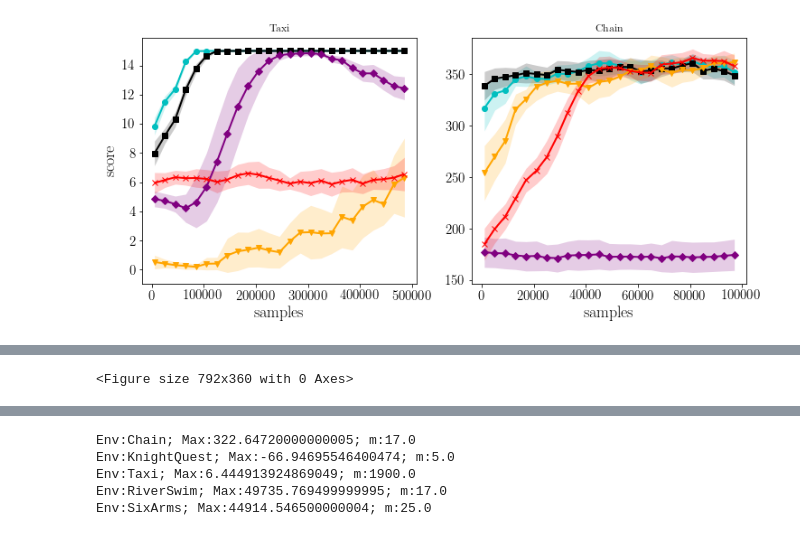
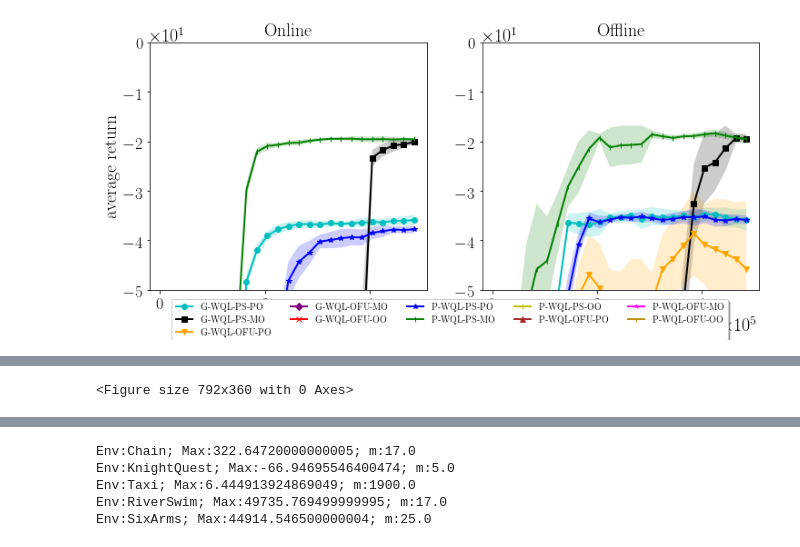
Before and after one commit to albertometelli/weightedDQN, a Jupyter notebook: q_learning/notebook.ipynb, the cells around one changed output, grey strips where cells are left out. Cells and saved outputs as stored; diff of their text form; code cells hidden in the pictures.

```diff
--- a/q_learning/notebook.ipynb
+++ b/q_learning/notebook.ipynb
@@ -17,8 +17,8 @@ plt.rc('font', family='serif')
 plt.rc('text', usetex=True)
 
 LEGEND_FONT_SIZE = 12
-AXIS_FONT_SIZE = 18
-TICKS_FONT_SIZE = 15
+AXIS_FONT_SIZE = 20
+TICKS_FONT_SIZE = 18
 
 figs = []
 %matplotlib inline
@@ -104,11 +104,15 @@ def plot_ci(xs, ys, conf, n, xlabel=None, ylabel=None, label=None, ax=None, **kw
         ax.set_xlabel(xlabel, fontsize=AXIS_FONT_SIZE)
     if ylabel is not None:
         ax.set_ylabel(ylabel, fontsize=AXIS_FONT_SIZE)
+    ax.ticklabel_format(style='sci',scilimits=(0,0))
+    ax.xaxis.offsetText.set_fontsize(TICKS_FONT_SIZE+2)
+    ax.yaxis.offsetText.set_fontsize(TICKS_FONT_SIZE+2)
     ax.tick_params(labelsize=TICKS_FONT_SIZE)
+
     return ax
 # %%
-environments = ['Taxi','Chain','RiverSwim','SixArms']
-algorithms = ['particle-ql','gaussian-ql','boot-ql','ql','delayed-ql']
+environments = ['Gridworld']#'Taxi','Chain','RiverSwim','SixArms','Loop','KnightQuest''SixArms','RiverSwim','Chain'
+algorithms = ['particle-ql','gaussian-ql','boot-ql','ql','delayed-ql','mbie']
 policies = [['weighted','ucb'],['weighted-gaussian','ucb'],['boot','weighted'],['eps-greedy', 'boltzmann'],[''],['rmax']]
 updates = [['weighted','mean'],['weighted','mean'],[''], [''],['']]
 alg_to_label={
@@ -117,6 +121,7 @@ alg_to_label={
         'boot-ql':'BQL',
         'gaussian-ql':'G-WQL',
         'r-max':'Rmax',
+        'mbie':'MBIE',
         'delayed-ql':'Delayed-QL'
 }
 policy_to_label={
@@ -127,6 +132,7 @@ policy_to_label={
         'boot':'Boot',
         'weighted-gaussian':'PS',
         'rmax':'',
+        'mbie':'',
         'ucb':'OFU',
         '':''
 }
@@ -142,23 +148,30 @@ alg_to_double_vec ={
         'boot-ql':['True'],
         'gaussian-ql':['False'],
         'r-max':['False'],
+        'mbie':['False'],
         'delayed-ql':['False']
 }
 env_to_algs= {
     'Taxi':(['gaussian-ql', 'particle-ql', 'boot-ql', 'ql','delayed-ql'],
-            [['weighted-gaussian',],['weighted',],['boot'], ['boltzmann'],['']],
+            [['weighted-gaussian',],['weighted',],['boot'], ['eps-greedy'],['']],
             [['mean'],['mean'],[''],[''],['']]),
-    'Chain':(['gaussian-ql', 'particle-ql', 'boot-ql', 'ql','delayed-ql'],
-            [['ucb',],['ucb',],['boot'], ['boltzmann'],['']],
-            [['mean'],['mean'],[''],[''],['']]),
-    'RiverSwim':(['gaussian-ql', 'particle-ql', 'boot-ql', 'ql','delayed-ql'],
-            [['weighted-gaussian',],['weighted',],['boot'], ['boltzmann'],['']],
+    'Gridworld':(['gaussian-ql','particle-ql'],
+            [['weighted-gaussian','ucb'],['weighted','ucb']],
+            [ ['weighted','mean','optimistic'],['weighted','mean','optimistic']]),
+    'Chain':(['gaussian-ql', 'particle-ql', 'boot-ql', 'ql','delayed-ql','mbie'],
+            [['ucb',],['ucb',],['boot'], ['eps-greedy'],[''],['mbie']],
+            [['mean'],['mean'],[''],[''],[''],['']]),
+    'RiverSwim':(['gaussian-ql', 'particle-ql', 'boot-ql', 'ql','delayed-ql','mbie'],
+            [['weighted-gaussian',],['weighted',],['boot'], ['eps-greedy'],[''],['mbie']],
+            [['weighted'],['weighted'],[''],[''],[''],['']]),
+    'SixArms':(['gaussian-ql', 'particle-ql', 'boot-ql', 'ql','delayed-ql','mbie'],
+            [['weighted-gaussian',],['weighted',],['boot'], ['eps-greedy'],[''],['mbie']],
+            [['weighted'],['weighted'],[''],[''],[''],['']]),
+    'KnightQuest':(['gaussian-ql', 'particle-ql', 'boot-ql', 'ql','delayed-ql'],
+            [['weighted-gaussian',],['weighted',],['boot'], ['eps-greedy'],['']],
             [['weighted'],['weighted'],[''],[''],['']]),
-    'SixArms':(['gaussian-ql', 'particle-ql', 'boot-ql', 'ql','delayed-ql'],
-            [['weighted-gaussian',],['weighted',],['boot'], ['boltzmann'],['']],
-            [['weighted'],['weighted'],[''],[''],['']]),
-    'KnightQuest':(['gaussian-ql', 'particle-ql', 'boot-ql', 'ql','delayed-ql'],
-            [['weighted-gaussian',],['weighted',],['boot'], ['boltzmann'],['']],
+    'Loop':(['gaussian-ql', 'particle-ql', 'boot-ql', 'ql','delayed-ql'],
+            [['weighted-gaussian',],['weighted',],['boot'], ['eps-greedy'],['']],
             [['weighted'],['weighted'],[''],[''],['']]),
 
 }
@@ -168,10 +181,10 @@ legend_labels=[]
 legend_colors=[]
 legend_markers=[]
 n_col = 2
-limits=[(-1,17.5),(-10000,80000)]
+limits=[(-50,0),(-10000,80000)]
 for e,env in enumerate(environments):
-    if e%n_col == 0:
-        fig, ax = plt.subplots(1, n_col, figsize=(12, 5))
+    #if e%n_col == 0:
+    fig, ax = plt.subplots(1, n_col, figsize=(12, 5))
     #fig.suptitle(env)
     algs, alg_policies, alg_updates = env_to_algs[env]
     i = 0
@@ -214,51 +227,52 @@ for e,env in enumerate(environments):
                         #print(cum_reward_test)
                         '''if alg in ['gaussian-ql','particle-ql']:
                             lab = alg_to_label[alg] + "-" +policy_to_label[pi]+ "-" + update_to_label[u]
 
                         elif alg in ['boot-ql','ql','delayed-ql']:
                             lab = alg_to_label[alg]
                         else:
                             raise ValueError()''' #alg_to_label[alg] + "-" + policy_to_label[pi] + "-" + update_to_label[u]
-                        ax[e%n_col].set_title(env)
+                        #ax[e%n_col].set_title(env, fontdict={'fontsize':20})
+                        ax[0].set_title('Online', fontdict={'fontsize':20})
                         indexes = [i*subsample for i in range(len(timesteps) // subsample)]
                         if e==0:
-                            lab = alg_to_label[alg]
+                            lab = alg_to_label[alg] + '-' +policy_to_label[pi] + '-' + update_to_label[u]
                             legend_labels.append(lab)
                             legend_colors.append(col[i])
                             legend_markers.append(markers[i])
-                        if e%n_col ==0:
-                            y_lab ='score'
+                        '''if e%n_col ==0:
+                            y_lab ='average return'
                         else:
-                            y_lab = None
-                        ax[e%n_col] = plot_ci(timesteps[indexes],cum_reward_train[:,indexes], conf,
+                            y_lab = None'''
+                        y_lab = 'average return'
+                        ax[0] = plot_ci(timesteps[indexes],cum_reward_train[:,indexes], conf,
                                     n_runs, xlabel='samples', ylabel=y_lab, label=lab,
-                                    ax=ax[e%n_col], linewidth=2.0, linestyle=ls[0], color=col[i], marker=markers[i])
-                        #ax[0].set_ylim(limits[e])
-                        '''ax[1].set_title('Offline')
+                                    ax=ax[0], linewidth=2.0, linestyle=ls[0], color=col[i], marker=markers[i])
+                        ax[0].set_ylim(limits[e])
+                        ax[1].set_title('Offline', fontdict={'fontsize':20})
                         ax[1] = plot_ci(timesteps[indexes], cum_reward_test[:,indexes], conf,
-                                    n_runs, xlabel='samples', ylabel='score',
-                                    ax=ax[1], linewidth=2.0, linestyle=ls[0], color=col[i])
-                        #ax[1].set_ylim(limits[e])'''
+                                    n_runs, xlabel='samples',
+                                    ax=ax[1], linewidth=2.0, linestyle=ls[0], color=col[i], marker=markers[i])
+                        ax[1].set_ylim(limits[e])
                         i += 1
 
 
-    #lgd=fig.legend(loc='lower center',
-                          #ncol=10, fancybox=True, shadow=True,bbox_to_anchor=(0.45, -0.015))
-    if e%n_col == n_col-1:
+    lgd=fig.legend(loc='lower center',
+                          ncol=5, fancybox=True, shadow=True,bbox_to_anchor=(0.45, -0.015))
+    '''if e%n_col == n_col-1:
         e1 = environments[e-1]
-        fig.savefig('images/'+e1+"-"+env+".pdf",format='pdf', bbox_inches='tight')
-
+        fig.savefig('images/appendix-'+e1+"-"+env+".pdf",format='pdf', bbox_inches='tight')'''
+    fig.savefig('images/appendix-'+env+".pdf",format='pdf', bbox_inches='tight')
 
 
 fig = plt.figure(figsize=(11, 5))
 '''patches = [
     mpatches.Patch(color=legend_colors[i], label=legend_labels[i], hatch=legend_markers[0])
     for i in range(len(legend_colors))]'''
 patches = [ mlines.Line2D([], [], color=legend_colors[i], marker=legend_markers[i],
                           label=legend_labels[i])  for i in range(len(legend_labels)) ]
 
-lgd=fig.legend( patches, legend_labels, ncol=10,
-           loc='center')
-fig.savefig('images/legend.pdf',format='pdf',bbox_extra_artists=(lgd,), bbox_inches='tight',)
+#lgd=fig.legend( patches, legend_labels, ncol=10, loc='center')
+#fig.savefig('images/appendix-legend.pdf',format='pdf',bbox_extra_artists=(lgd,), bbox_inches='tight',)
 # %% [output]
-[figure, old version]
+[figure, new version]
```
Also changed, not shown: parts of 5 cells of this notebook, 13 other files.
